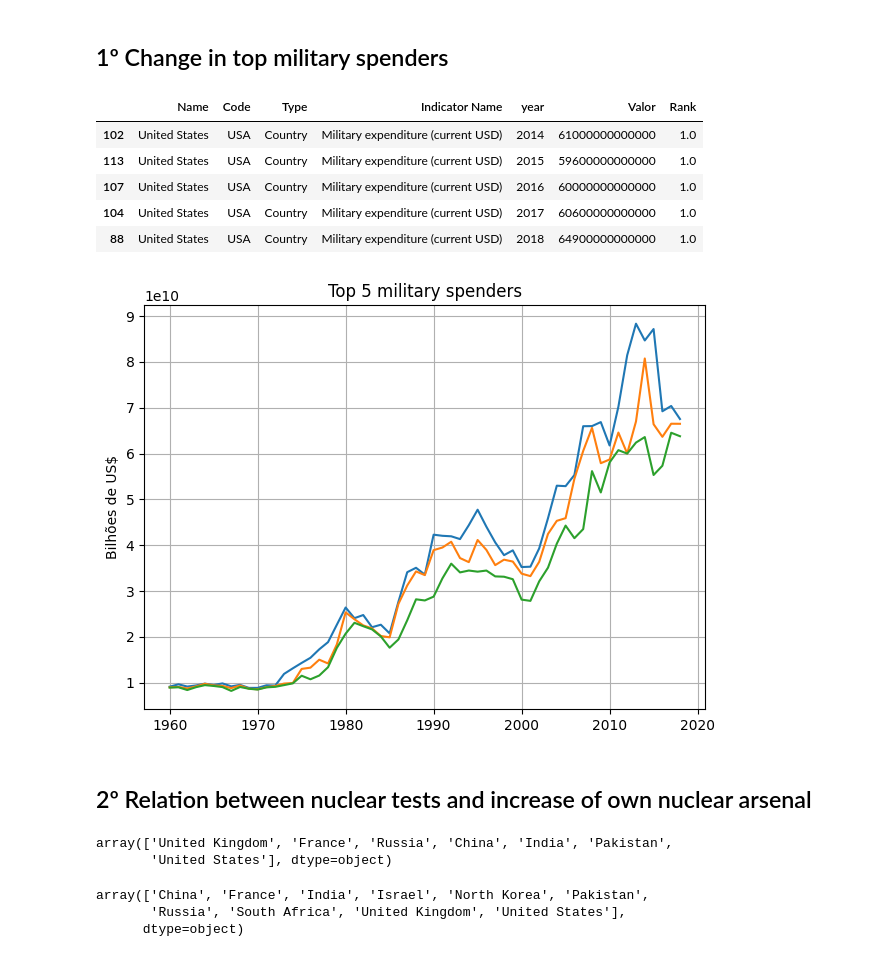
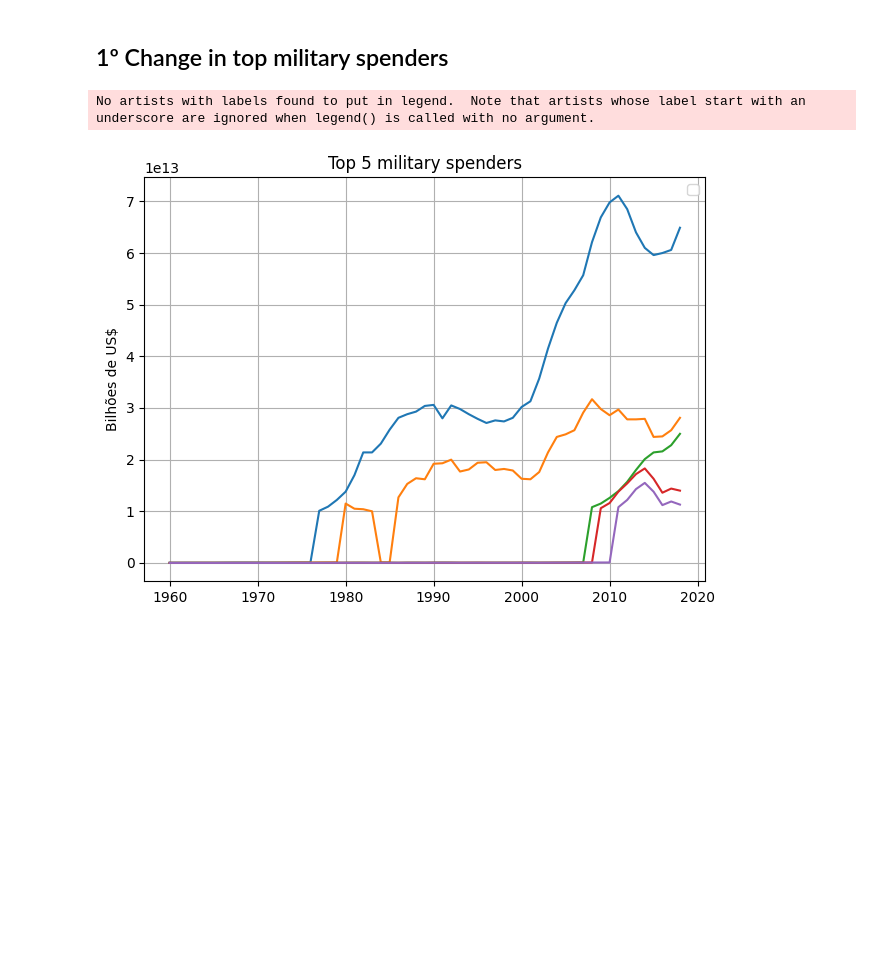
Before and after one commit to DennisRPaiva/ProjetoDatasets, a Jupyter notebook: eda_macedo.ipynb, the cells around one changed output. Drawn from its saved outputs; the diff is of its cells as text; code cells hidden in the pictures; blank space fills up the shorter version.

```diff
--- a/eda_macedo.ipynb
+++ b/eda_macedo.ipynb
@@ -4,10 +4,13 @@
 import pandas as pd
 import matplotlib.pyplot as plt
 # %%
-# Carrega os dados da planilha militaryexpenditures.csv e exclui da coluna Name os valores "World" e "High income", pois são genéricos
+# Carrega os dados da planilha militaryexpenditures.csv
+milexp_df = pd.read_csv('./military_expenditure/militaryexpenditure.csv', sep=';')
 
-milexp_df = pd.read_csv('./military_expenditure/militaryexpenditure.csv', sep=';')
-milexp_df = milexp_df.loc[~milexp_df['Name'].isin(['World', 'High income'])]
-milexp_df = milexp_df[milexp_df['Type'].isin(['Country'])]
+# Exclui as regiões classificadas como "Regions Clubbed Economically" por serem muito generalistas
+milexp_df = milexp_df[~milexp_df['Type'].isin(['Regions Clubbed Economically'])]
+
+# Exclui as regiões "World", "North America" e "Middle income" por serem muito generalistas
+milexp_df = milexp_df.loc[~milexp_df['Name'].isin(['World', 'North America', 'Middle income'])]
 # %%
 # Retorna o n-ésimo maior gastador militar em cada ano.
@@ -25,40 +26,20 @@ second_spender = n_maior_gastador(milexp_df.copy(), 2)
 third_spender = n_maior_gastador(milexp_df.copy(), 3)
 fourth_spender = n_maior_gastador(milexp_df.copy(), 4)
 fifth_spender = n_maior_gastador(milexp_df.copy(), 5)
-# %%
-first_spender.sort_values(by=['year']).tail()
-# %% [output]
-|  | Name | Code | Type | Indicator Name | year | Valor | Rank |
-| 102 | United States | USA | Country | Military expenditure (current USD) | 2014 | 61000000000000 | 1.0 |
-| 113 | United States | USA | Country | Military expenditure (current USD) | 2015 | 59600000000000 | 1.0 |
-| 107 | United States | USA | Country | Military expenditure (current USD) | 2016 | 60000000000000 | 1.0 |
-| 104 | United States | USA | Country | Military expenditure (current USD) | 2017 | 60600000000000 | 1.0 |
-| 88 | United States | USA | Country | Military expenditure (current USD) | 2018 | 64900000000000 | 1.0 |
 # %%
-#plt.plot(first_spender.sort_values(by=['year'])['year'], first_spender.sort_values(by=['year'])['Valor'])
-#plt.plot(second_spender.sort_values(by=['year'])['year'], second_spender.sort_values(by=['year'])['Valor'])
+# Gráfico com os 5 maiores gastadores militares desde 1960
+
+plt.plot(first_spender.sort_values(by=['year'])['year'], first_spender.sort_values(by=['year'])['Valor'])
+plt.plot(second_spender.sort_values(by=['year'])['year'], second_spender.sort_values(by=['year'])['Valor'])
 plt.plot(third_spender.sort_values(by=['year'])['year'], third_spender.sort_values(by=['year'])['Valor'])
 plt.plot(fourth_spender.sort_values(by=['year'])['year'], fourth_spender.sort_values(by=['year'])['Valor'])
 plt.plot(fifth_spender.sort_values(by=['year'])['year'], fifth_spender.sort_values(by=['year'])['Valor'])
 plt.ylabel('Bilhões de US$')
 plt.title('Top 5 military spenders')
 plt.grid(True)
 plt.tight_layout()
+plt.legend()
 plt.show()
 # %% [output]
+No artists with labels found to put in legend.  Note that artists whose label start with an underscore are ignored when legend() is called with no argument.
-[figure, old version]
+[figure, new version]
-# %% [markdown]
-## 2º Relation between nuclear tests and increase of own nuclear arsenal
-# %%
-tests_df = pd.read_csv('nuclear_explosion/nuclear_explosions_corrigido.csv')
-tests_df['WEAPON_SOURCE_COUNTRY'].unique()
-# %% [output]
-array(['United Kingdom', 'France', 'Russia', 'China', 'India', 'Pakistan',
-       'United States'], dtype=object)
-# %%
-stockpile_df = pd.read_csv('nuclear_weapon/nuclear_weapons_stockpiles.csv')
-stockpile_df['country_name'].unique()
-# %% [output]
-array(['China', 'France', 'India', 'Israel', 'North Korea', 'Pakistan',
-       'Russia', 'South Africa', 'United Kingdom', 'United States'],
-      dtype=object)
```
Also changed, not shown: parts of 1 cell of this notebook, 1 other file.
